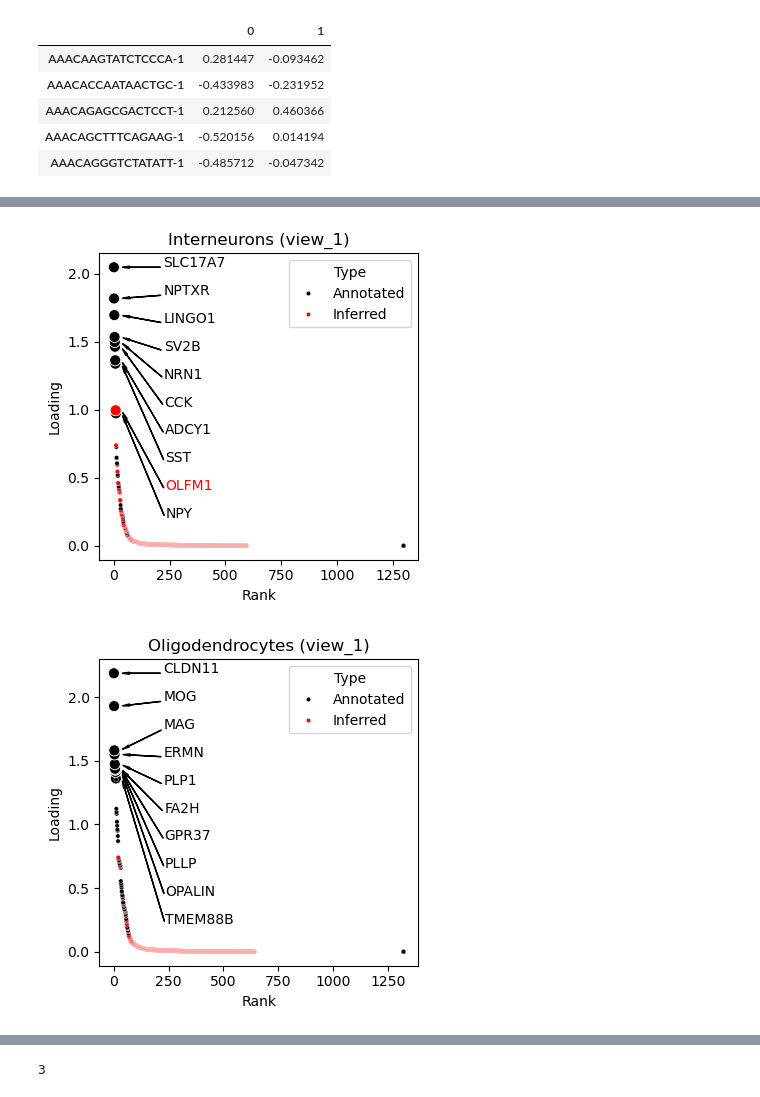
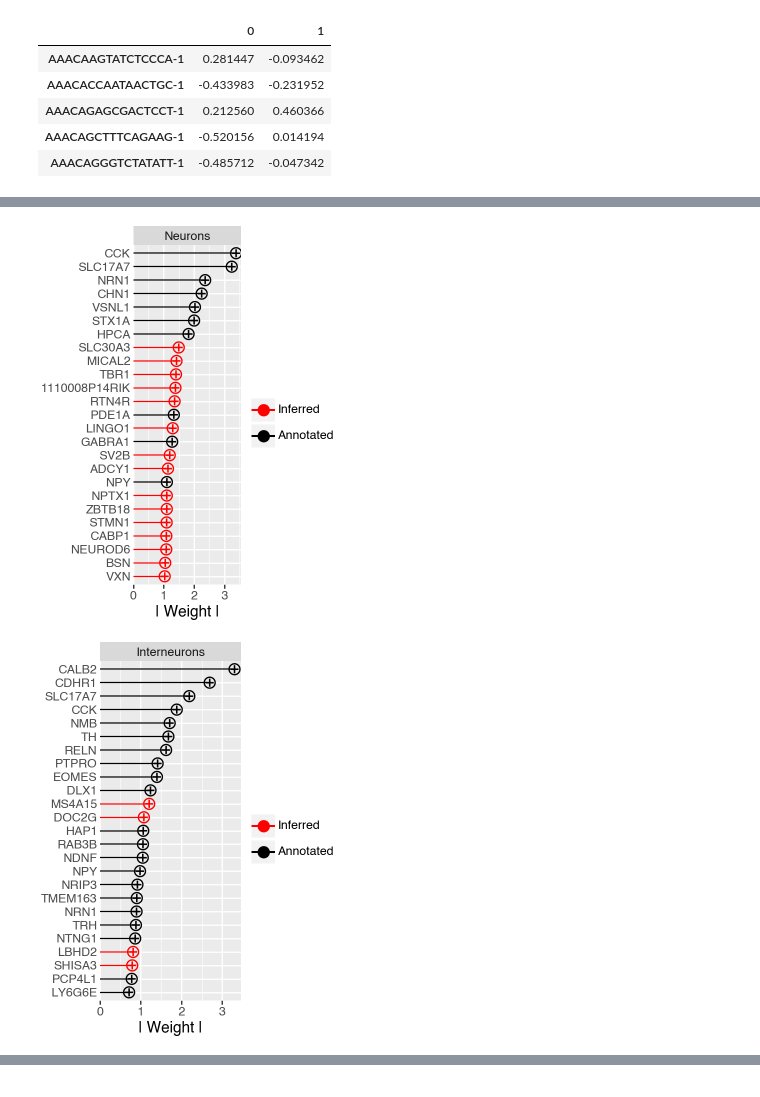
Before and after one commit to bioFAM/mofaflex-analysis, a Jupyter notebook: comparison_mefisto_visium/analysis_informed.ipynb, the cells around one changed output, grey strips where cells are left out. Saved outputs shown, nothing was run; the diff lists cells and outputs as text; code cells hidden in the pictures.

```diff
--- a/comparison_mefisto_visium/analysis_informed.ipynb
+++ b/comparison_mefisto_visium/analysis_informed.ipynb
@@ -209,0 +143,3 @@ model._cache["factors"]
+# %%
+factor_adata = model.get_factors("anndata")
+factor_adata
@@ -210,4 +149,4 @@ model._cache["factors"]
 # %%
-z_df = model._cache["factors"]["group_1"].to_df()
+z_df = factor_adata["group_1"].to_df()
 z_df.head()
 # %% [output]
@@ -220,6 +159,6 @@ z_df.head()
 5 rows × 25 columns
 # %%
-cov_df = pd.DataFrame(model.covariates["group_1"].cpu().detach().numpy(), index=model.sample_names["group_1"])
+cov_df = pd.DataFrame(model.covariates["group_1"], index=model.sample_names["group_1"])
 cov_df[1] = -cov_df[1]
 cov_df.head()
 # %% [output]
@@ -250,17 +171,11 @@ relevant_factors
 # %%
 relevant_factors = [
-    # 'Factor 1',
+    'Neurons',
     'Interneurons',
-    # 'Neuroendocrine cells',
-    # 'Neurons',
     'Oligodendrocytes',
-    # 'Schwann cells',
     'Purkinje neurons',
-    'GABAergic neurons',
-    # 'Astrocytes',
-    # 'Cajal-Retzius cells',
     'Choroid plexus cells',
-    'Meningeal cells'
+    'Meningeal cells',
 ]
 # %%
 ncols = 3
@@ -322,7 +216,7 @@ Index(['Factor 1', 'Interneurons', 'Neuroendocrine cells', 'Neurons',
 # %%
 for rf in relevant_factors:
-    plotting.plot_top_weights_muvi(model, rf, figsize=(4,4), top=10)
-    plt.show()
+    p = mfl.pl.top_weights(model, 25, factors=rf, figsize=(3, 4))
+    p.show()
 # %% [output]
-[figure, old version]
+[figure, new version]
-[figure, old version]
+[figure, new version]
@@ -337,4 +226,0 @@ weights_2 = model.get_weights("dataframe")["view_1"].loc["Cajal-Retzius cells"].
-# %%
-len(set(weights_1) & set(weights_2))
-# %% [output]
-3
```
Also changed, not shown: parts of 25 cells of this notebook.
